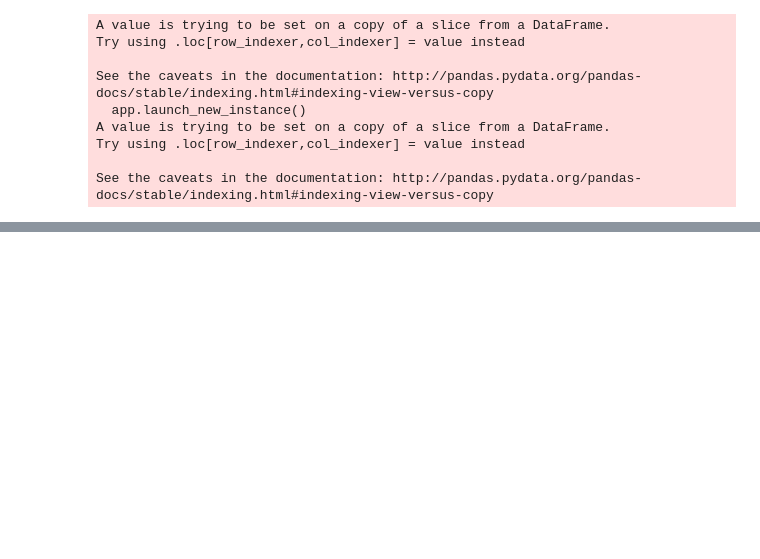
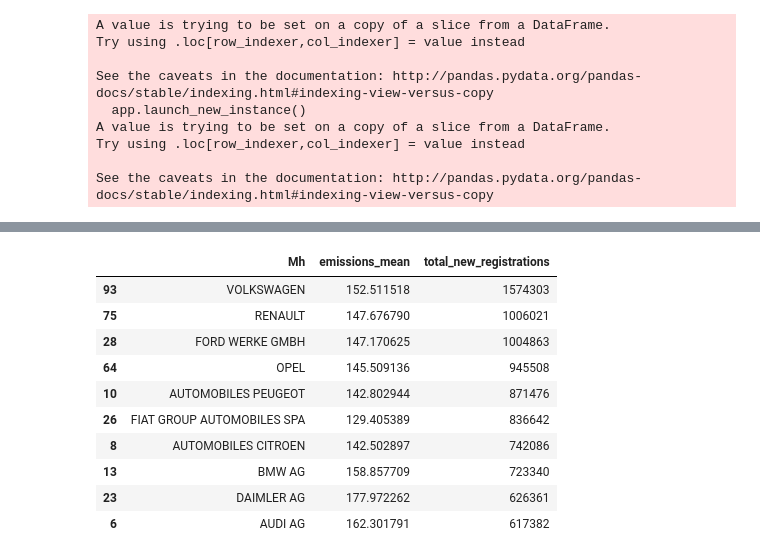
Before and after one commit to kaiomax/CO2-emissions, a Jupyter notebook: co2-emissions.ipynb, the cells around one changed output, grey strips where cells are left out. Drawn from its saved outputs; the diff is of its cells as text; code cells hidden in the pictures; blank space fills up the shorter version.

```diff
--- a/co2-emissions.ipynb
+++ b/co2-emissions.ipynb
@@ -351,0 +397,14 @@ KeyError: 2011
+# %%
+manufacturerYear[2013]
+# %% [output]
+|  | Mh | emissions_mean | total_new_registrations |
+| 93 | VOLKSWAGEN | 152.511518 | 1574303 |
+| 75 | RENAULT | 147.676790 | 1006021 |
+| 28 | FORD WERKE GMBH | 147.170625 | 1004863 |
+| 64 | OPEL | 145.509136 | 945508 |
+| 10 | AUTOMOBILES PEUGEOT | 142.802944 | 871476 |
+| 26 | FIAT GROUP AUTOMOBILES SPA | 129.405389 | 836642 |
+| 8 | AUTOMOBILES CITROEN | 142.502897 | 742086 |
+| 13 | BMW AG | 158.857709 | 723340 |
+| 23 | DAIMLER AG | 177.972262 | 626361 |
+| 6 | AUDI AG | 162.301791 | 617382 |
```
Also changed, not shown: parts of 6 cells of this notebook.
